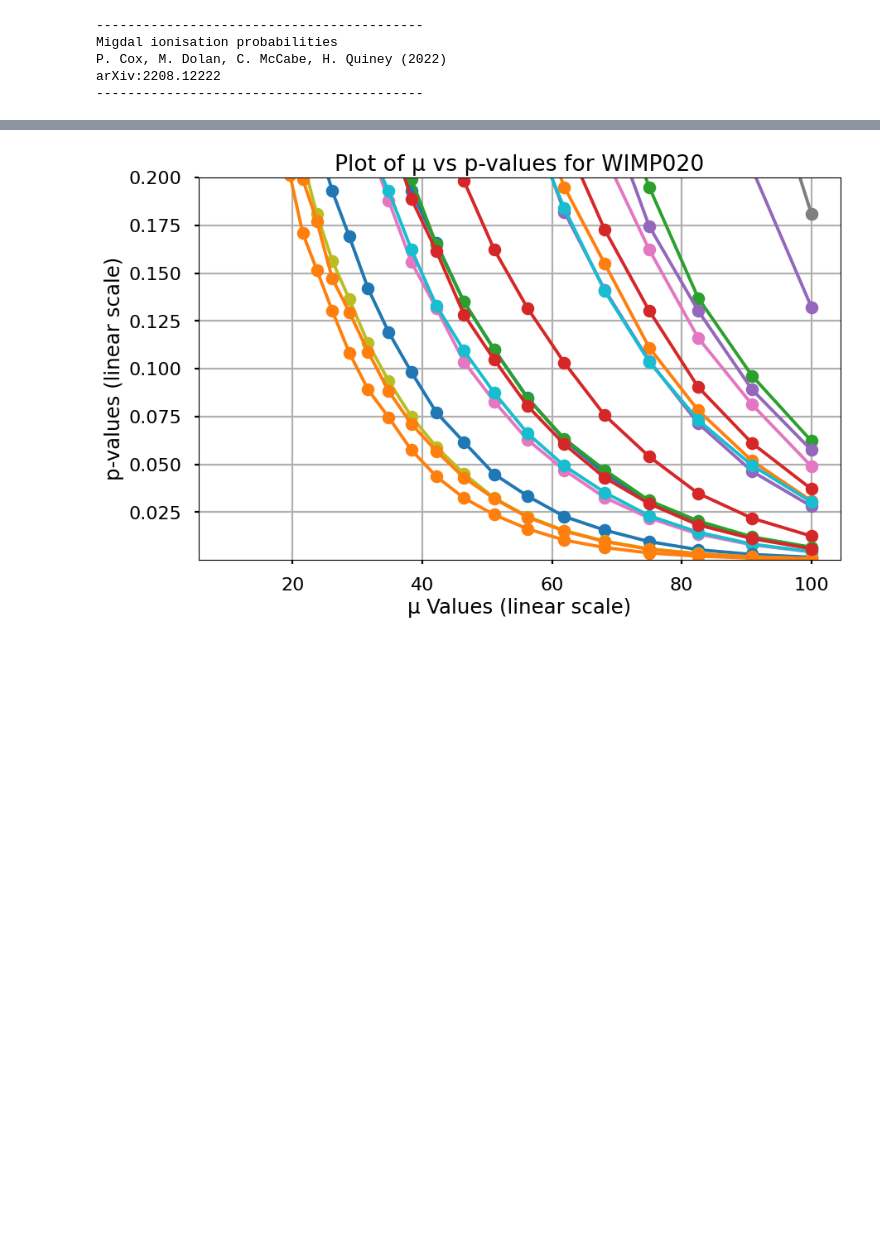
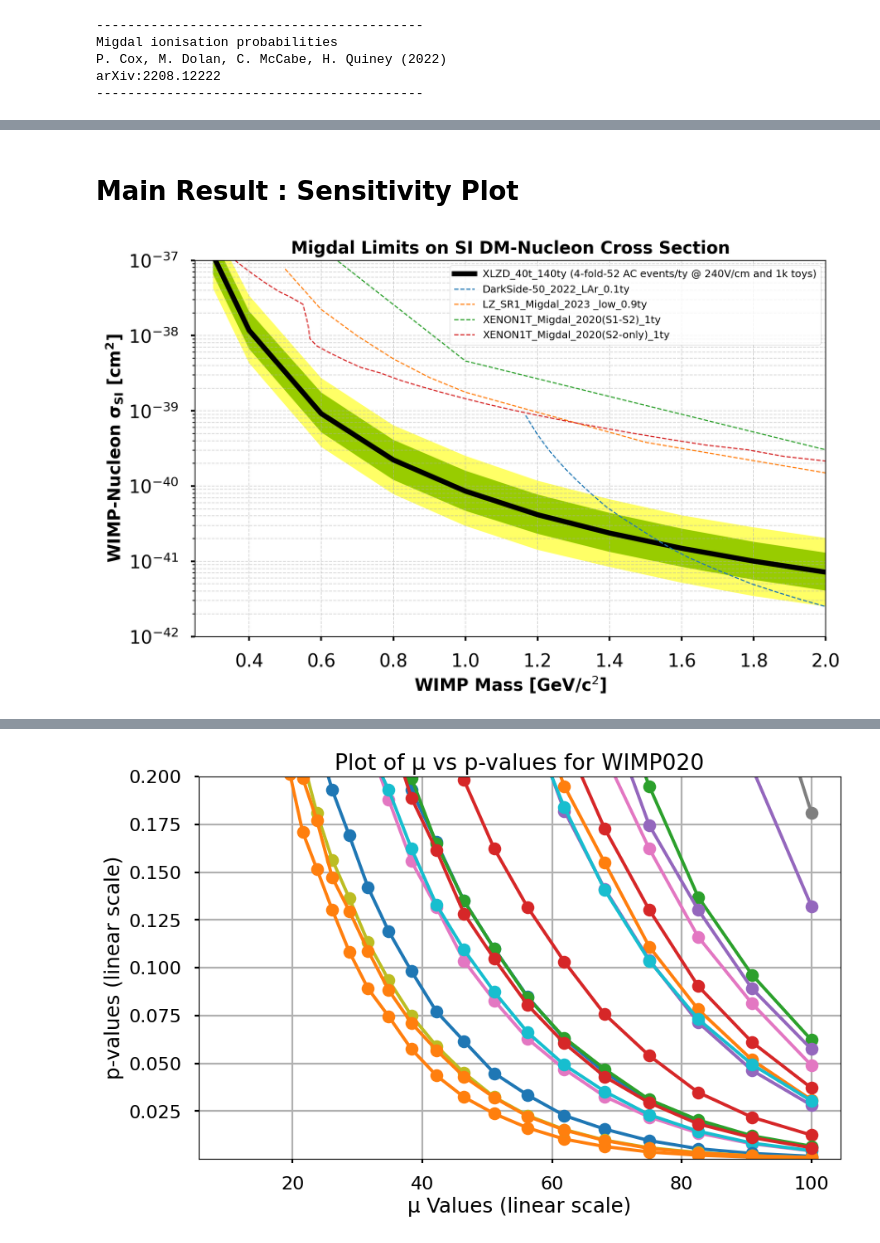
Before and after one commit to robertsjames/FlameFitSimple, a Jupyter notebook: analyses/get_sensitivity.ipynb, the cells around one changed output, grey strips where cells are left out. Cells and saved outputs as stored; diff of their text form; code cells hidden in the pictures; blank space fills up the shorter version.

Commit message:
add a block to save cross section from all bands into txt file and plot sensitivity curves with error bars

```diff
--- a/analyses/get_sensitivity.ipynb
+++ b/analyses/get_sensitivity.ipynb
@@ -177,15 +147,16 @@ dict_keys(['config', 'masses_plot', 'all_bands', 'mus', 'color'])
 # %%
 from tabulate import tabulate
-import re
+import re  # Add this for sanitizing the filename
 
 # Iterate over all configurations in results
 for result in results:
     detector_label = result["config"]
+    detector_label = re.sub(r'[^\w\-_\. ]', '_', detector_label) #sanitise labels
+    detector_label = re.sub(r'[\s\-]', '_', detector_label)
     masses = result["masses_plot"]
     all_bands = result["all_bands"]
 
-    sanitized_label = re.sub(r"[^\w\-_]", "_", detector_label)
-    filename = f"Migdal_S1_S2_{sanitized_label}_all_bands.txt"
+    filename = f"Migdal_S1_S2_{detector_label}_all_bands.txt"
 
     # Data for the table
     table_data = []
@@ -266,0 +186,52 @@ plt.show()
+# %% [markdown]
+# Main Result : Sensitivity Plot
+# %%
+plt.style.use('seaborn-v0_8-poster')
+fig, ax = plt.subplots(figsize=(10, 6), dpi=200)
+
+alpha_values = [1.0, 0.7, 0.4, 0.2]
+for idx, result in enumerate(results):
+    ax.plot(result["masses_plot"], result["all_bands"][0],
+            color=result["color"], lw=4.5,
+            alpha=alpha_values[idx % len(alpha_values)],
+            label=result["config"])
+    ax.fill_between(result["masses_plot"], result["all_bands"][-1], result["all_bands"][1],
+                    facecolor="green", lw=2.0, alpha=1.)
+    ax.fill_between(result["masses_plot"], result["all_bands"][-2], result["all_bands"][2],
+                    facecolor="yellow", lw=2.1, alpha=0.6)
+
+# Data Plotting Function
+def plot_data_from_files(master_path, filenames):
+    for filename in filenames:
+        file_path = os.path.join(master_path, filename)
+        if os.path.exists(file_path):
+            data = np.loadtxt(file_path)
+            x = data[:, 0]
+            y = data[:, 1]
+            if filename != 'neutrino_fog_low.txt':
+                ax.plot(x, y, label=filename.replace('.txt', ''), lw=1, linestyle="--")
+            else:
+                ax.plot(x, y, color='black', lw=1, linestyle="-.")
+                ax.fill_between(x, y, color='lightblue', alpha=0.5)
+                ax.text(5, 1e-45, "Neutrino Floor For Xe", color='black', fontsize=12,
+                        ha='left', va='bottom', fontweight='bold')
+        else:
+            print(f"File {filename} not found in the directory.")
+master_path = '/Users/amirr/Desktop/Flame/FlameFitSimple/analyses/Plotting'  # Path to your directory , this data needs to be downloaded from Cirian's GitHub page : https://github.com/cajohare/DirectDetectionPlots/tree/main/data/limits/Nucleon/SI
+filenames = ["DarkSide-50_2022_LAr_0.1ty.txt","LZ_SR1_Migdal_2023 _low_0.9ty.txt","XENON1T_Migdal_2020(S1-S2)_1ty.txt","XENON1T_Migdal_2020(S2-only)_1ty.txt"] # List of your filename
+plot_data_from_files(master_path, filenames)
+
+# Customization
+ax.set_xlabel(r'WIMP Mass [GeV/c$^2$]', fontsize=15, fontweight='bold')
+ax.set_ylabel(r'WIMP-Nucleon $\mathbf{\sigma_{\bf{ SI}}}$ [cm$\mathbf{^2}$]', fontsize=15, fontweight='bold')
+ax.set_yscale('log')
+ax.set_xscale('linear')
+ax.set_ylim(1e-42, 1e-37)
+ax.set_xlim(0.25, 2.0)
+plt.title("Migdal Limits on SI DM-Nucleon Cross Section", fontweight='bold', fontsize=15)
+ax.grid(True, which='both', linestyle='--', linewidth=0.7,alpha=0.5)
+
+plt.legend(loc="upper right", fontsize=9)
+plt.show()
+# %% [output]
+[figure, added]
```
Also changed, not shown: parts of 8 cells of this notebook.
